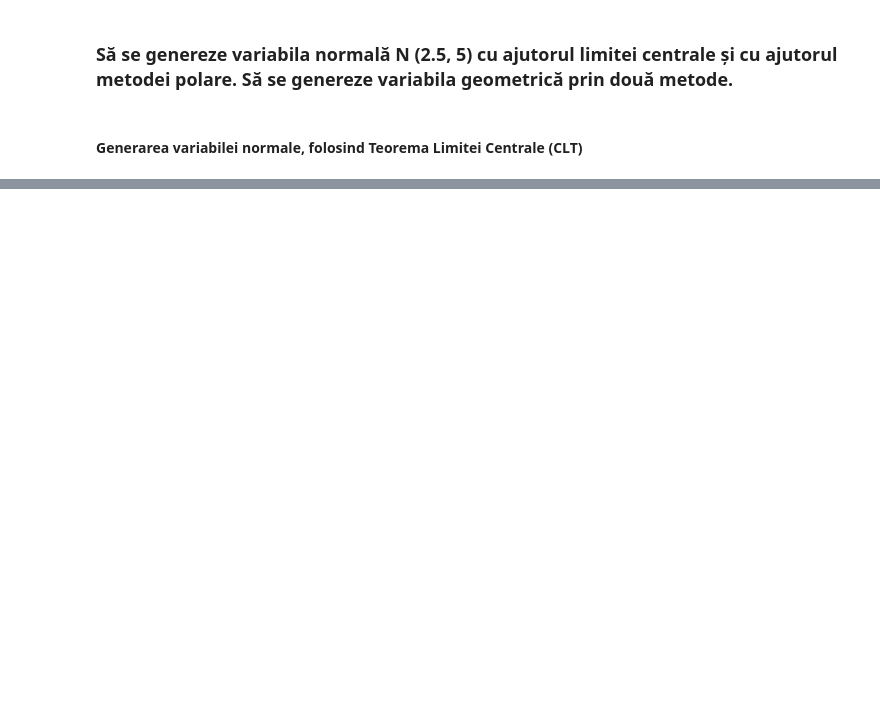
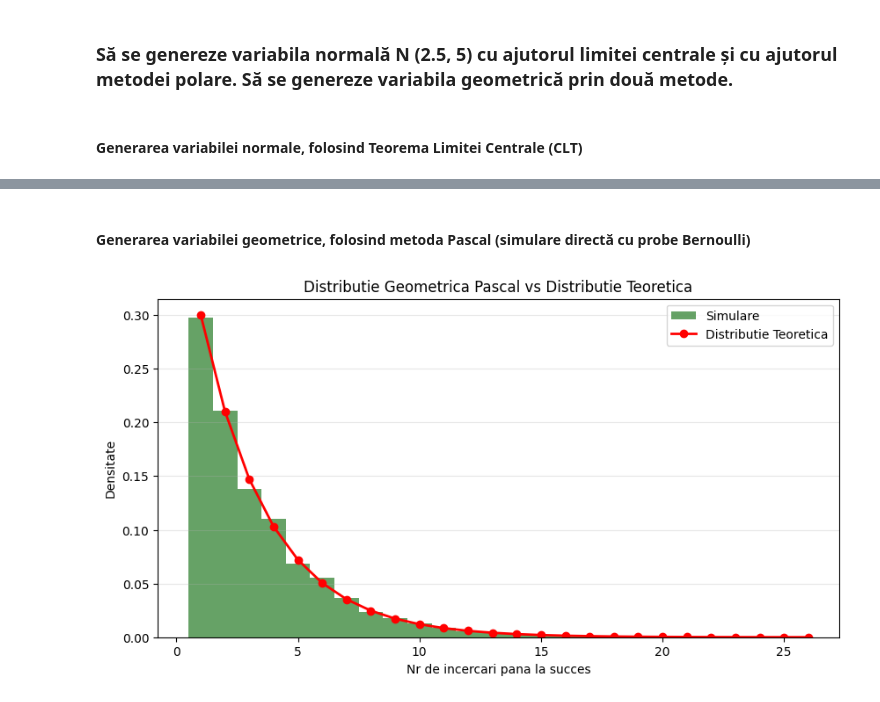
Before and after one commit to zamfiresq/Normal_and_Geometric_Variables_Simulation, a Jupyter notebook: tema2.ipynb, the cells around one changed output, grey strips where cells are left out. Cells and saved outputs as stored; diff of their text form; code cells hidden in the pictures; blank space fills up the shorter version.

```diff
--- a/tema2.ipynb
+++ b/tema2.ipynb
@@ -82,0 +122,49 @@ plt.show()
+# %% [markdown]
+#### Generarea variabilei geometrice, folosind metoda Pascal (simulare directă cu probe Bernoulli)
+# %%
+def pascal(n_samples, p):
+    samples = []
+
+    while len(samples) < n_samples:
+        k = 0   # numarul de incercari pana la succes
+
+        while True:
+            # generam o variabila Y ~ Bernoulli(p)
+            y = np.random.binomial(1, p)
+
+            # daca y = 1, am obtinut succesul si iesim din bucla
+            if y == 1:
+                samples.append(k + 1)
+                break
+            # altfel, incrementam numarul de incercari
+            else:
+                k += 1
+
+    return np.array(samples)
+# %%
+# apelarea functiei pascal
+geo_pascal = pascal(10000, 0.3)                # generarea a 10000 valori
+
+# distributie geometrica
+p = 0.3                                        # probabilitatea de succes
+x = np.arange(1, max(geo_pascal) + 1)
+y = p * (1 - p) ** (x - 1)
+
+plt.figure(figsize=(10, 5))
+
+# histograma
+plt.hist(geo_pascal, bins=np.arange(1, max(geo_pascal) + 1) - 0.5,
+         density=True, alpha=0.6, color='darkgreen', label='Simulare')
+
+# distributia teoretica
+plt.plot(x, y, 'r-o', lw=2, label='Distributie Teoretica')
+
+# histograma
+plt.title('Distributie Geometrica Pascal vs Distributie Teoretica')
+plt.xlabel('Nr de incercari pana la succes')
+plt.ylabel('Densitate')
+plt.legend()
+plt.grid(axis='y', alpha=0.3)
+plt.show()
+# %% [output]
+[figure, added]
```
Also changed, not shown: parts of 9 cells of this notebook.
